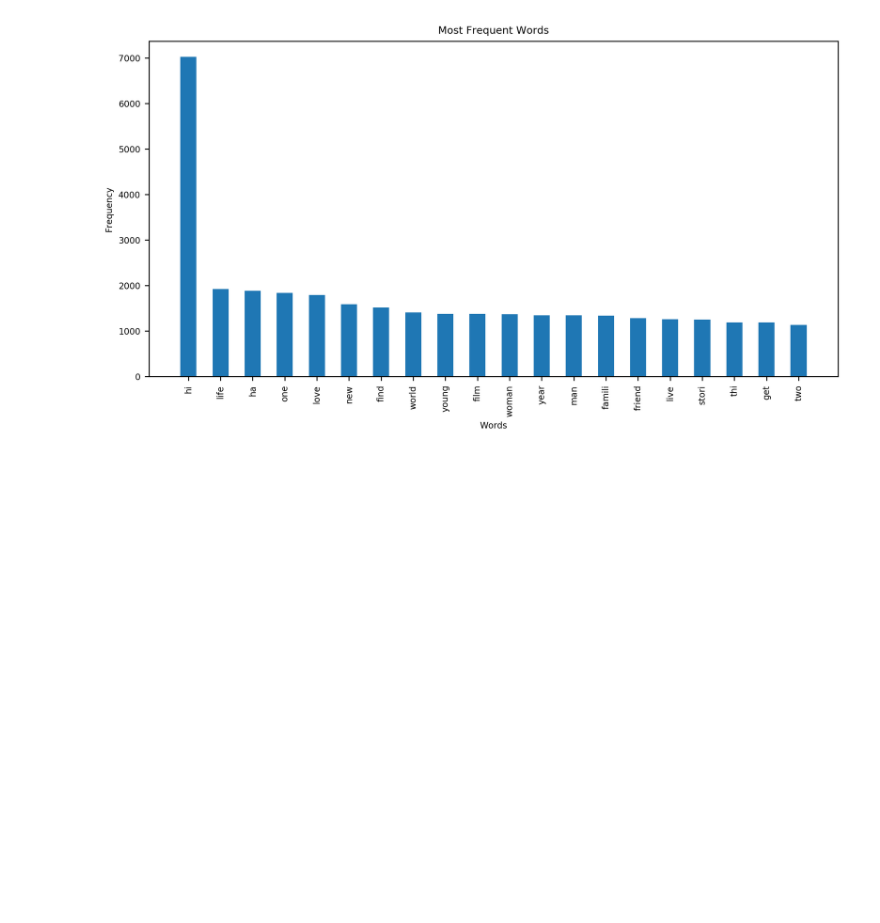
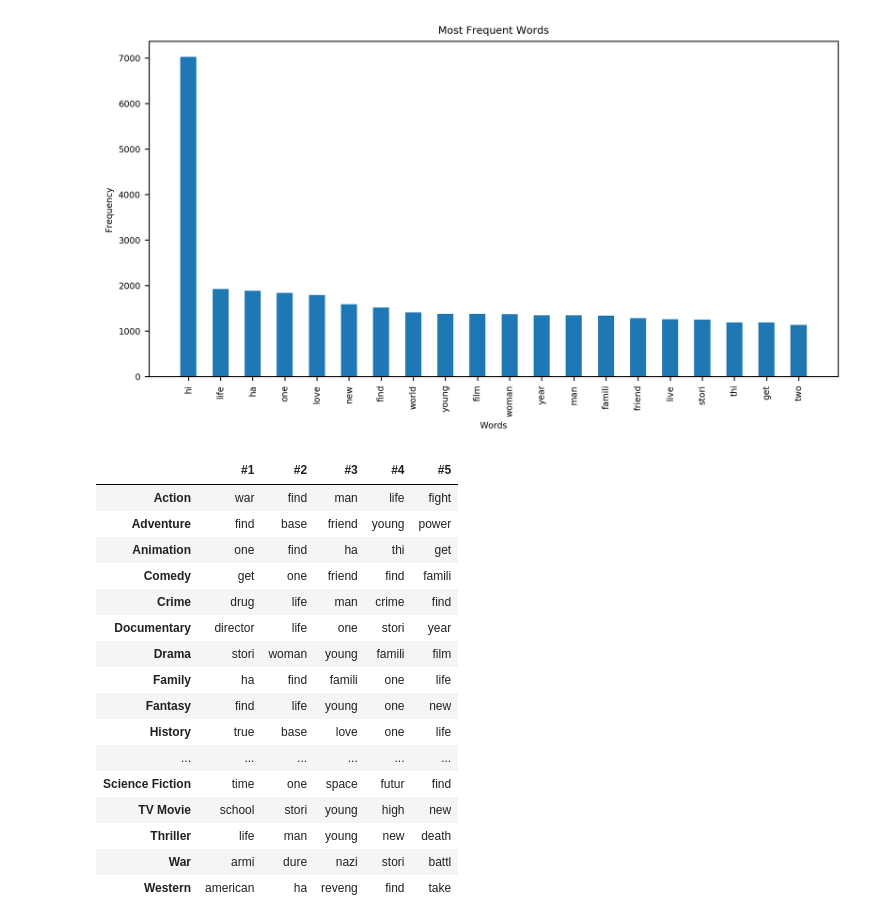
Before and after one commit to samplank/CS109b, a Jupyter notebook: Additional_Sentiment_Analysis.ipynb, the cells around one changed output. Saved outputs shown, nothing was run; the diff lists cells and outputs as text; code cells hidden in the pictures; blank space fills up the shorter version.

Commit message:
Add a table to the sentiment analysis notebook

```diff
--- a/Additional_Sentiment_Analysis.ipynb
+++ b/Additional_Sentiment_Analysis.ipynb
@@ -245,3 +245,41 @@ plt.ylabel('Frequency')
 plt.show()
 # %% [output]
 [figure]
+# %%
+top_vocab_words = []
+
+for genre in genre_lst:
+    explore_freq = genre_freq(genre, True)
+    for i in range(6, 11):
+        top_vocab_words.append(str(explore_freq.loc[i]['Words']))
+
+top_vocab_words = list(set(top_vocab_words))
+num_words = len(top_vocab_words)
+
+# create a table of top words per genre to visualize
+common_words = pd.DataFrame(columns = genre_lst, index = ['#1', '#2', '#3', '#4', '#5'])
+for col in common_words.columns:
+    temp = []
+    explore_freq = genre_freq(col, True)
+    for i in range(5, 10):
+        temp.append(str(explore_freq.loc[i]['Words']))
+    common_words[col] = temp
+common_words.T
+# %% [output]
+|  | #1 | #2 | #3 | #4 | #5 |
+| Action | war | find | man | life | fight |
+| Adventure | find | base | friend | young | power |
+| Animation | one | find | ha | thi | get |
+| Comedy | get | one | friend | find | famili |
+| Crime | drug | life | man | crime | find |
+| Documentary | director | life | one | stori | year |
+| Drama | stori | woman | young | famili | film |
+| Family | ha | find | famili | one | life |
+| Fantasy | find | life | young | one | new |
+| History | true | base | love | one | life |
+| ... | ... | ... | ... | ... | ... |
+| Science Fiction | time | one | space | futur | find |
+| TV Movie | school | stori | young | high | new |
+| Thriller | life | man | young | new | death |
+| War | armi | dure | nazi | stori | battl |
+| Western | american | ha | reveng | find | take |
```
